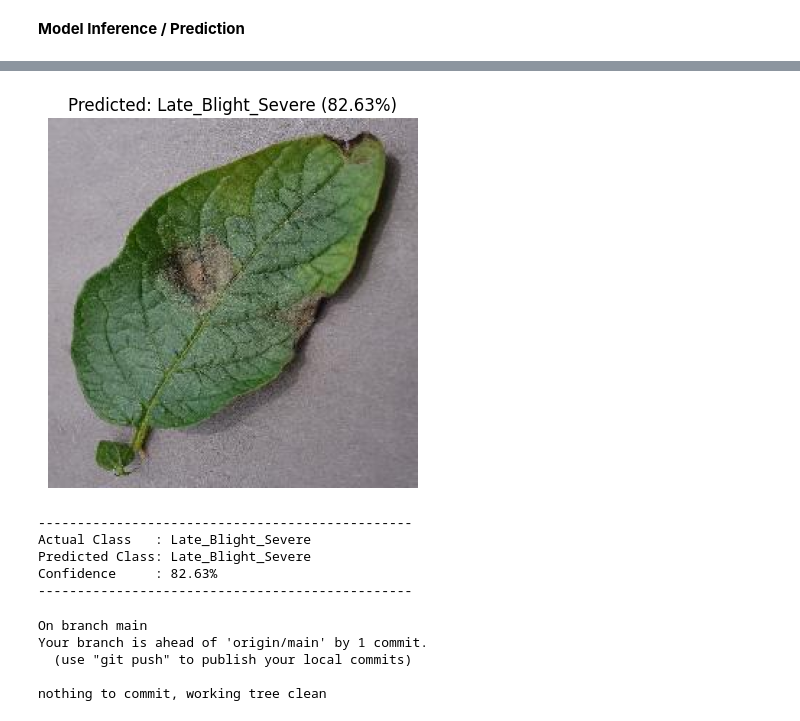
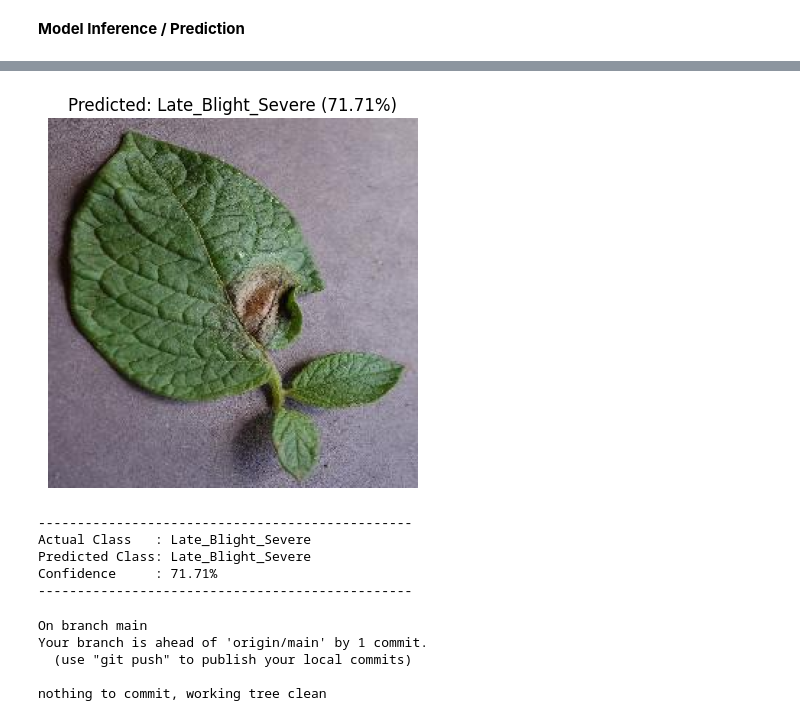
Before and after one commit to Ramakrish21/plant-disease-predictor, a Jupyter notebook: training_model_image_based.ipynb, the cells around one changed output, grey strips where cells are left out. Drawn from its saved outputs; the diff is of its cells as text; code cells hidden in the pictures.

```diff
--- a/training_model_image_based.ipynb
+++ b/training_model_image_based.ipynb
@@ -336,5 +351,5 @@ Confidence     : 100.00%
 # %%
 # 4 --- Example usage ---
-example_image = '/content/plant-disease-predictor/ai-service/data/processed/Late_Blight_Severe/006cc01a-1888-4326-9b62-a65cb55a6377___RS_LB 5207.JPG'
+example_image = '/content/plant-disease-predictor/ai-service/data/processed/Late_Blight_Severe/0085ef03-aec3-431a-99a1-de286e10c0cf___RS_LB 2949.JPG'
 actual_class, predicted_class, confidence = predict_image(example_image)
 # %% [output]
@@ -342,8 +357,8 @@ actual_class, predicted_class, confidence = predict_image(example_image)
-[figure, old version]
+[figure, new version]
 ------------------------------------------------
 Actual Class   : Late_Blight_Severe
 Predicted Class: Late_Blight_Severe
-Confidence     : 82.63%
+Confidence     : 71.71%
 ------------------------------------------------
 # %%
 !git config --global user.name "Ramakrish21"
```
Also changed, not shown: parts of 12 cells of this notebook.
